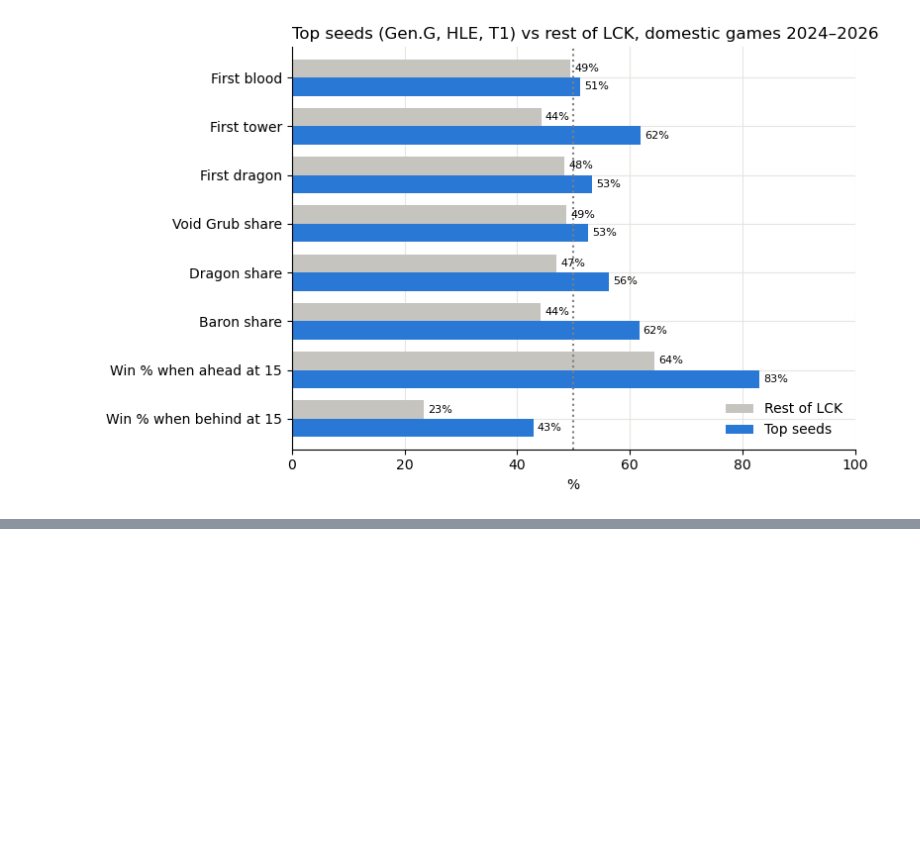
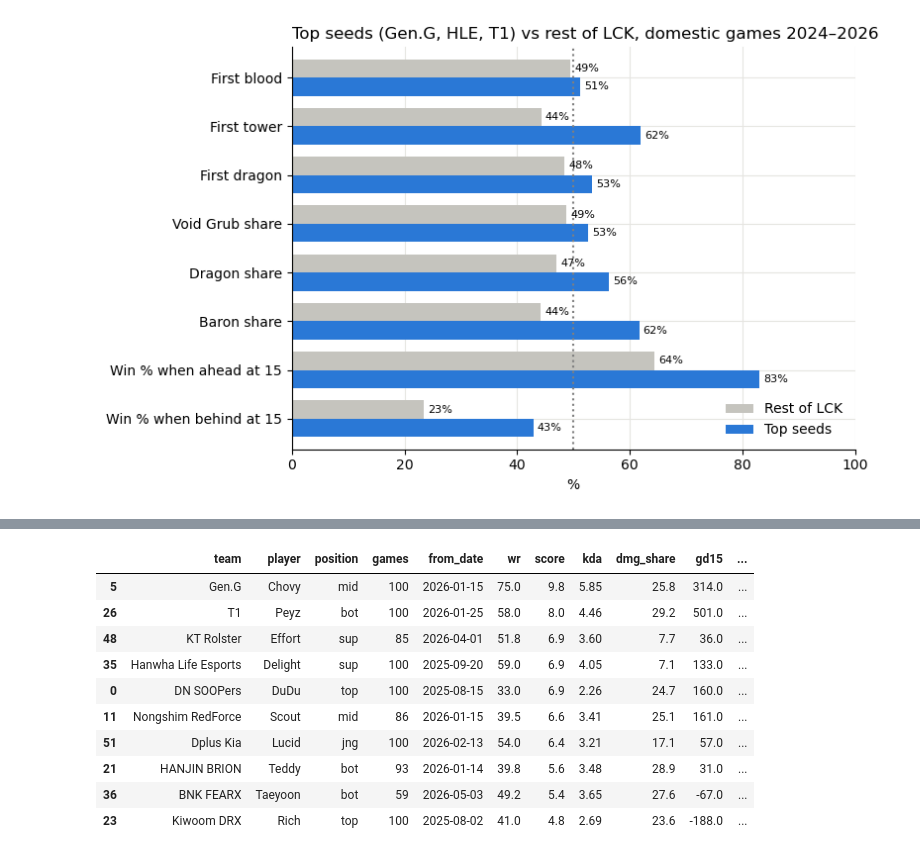
Before and after one commit to benvn2109/league_of_legend, a Jupyter notebook: OE Public Match Data/lck_analysis_2024_2026.ipynb, the cells around one changed output, grey strips where cells are left out. Saved outputs shown, nothing was run; the diff lists cells and outputs as text; code cells hidden in the pictures; blank space fills up the shorter version.

```diff
--- a/OE Public Match Data/Untitled.ipynb
+++ b/OE Public Match Data/lck_analysis_2024_2026.ipynb
@@ -951,0 +994,57 @@ plt.show()
+# %%
+last100_team = con.sql("""
+    WITH games AS (
+        SELECT *,
+               arg_max(teamname, date) OVER (PARTITION BY playerid) AS current_team,
+               MAX(year)               OVER (PARTITION BY playerid) AS last_season
+        FROM lck
+        WHERE position <> 'team' AND event_type = 'domestic'
+    ),
+    ranked AS (
+        SELECT *, ROW_NUMBER() OVER (PARTITION BY playerid ORDER BY date DESC) AS game_no
+        FROM games
+        WHERE teamname = current_team AND last_season = 2026
+    )
+    SELECT playerid,
+           arg_max(playername, date)                                  AS player,
+           current_team                                               AS team,
+           arg_max(position, date)                                    AS position,
+           COUNT(*)                                                   AS games,
+           MIN(date)::DATE                                            AS from_date,
+           ROUND(AVG(result) * 100, 1)                                AS wr,
+           ROUND((SUM(kills) + SUM(assists)) / GREATEST(SUM(deaths), 1), 2) AS kda,
+           ROUND((SUM(kills) + SUM(assists)) / SUM(teamkills) * 100, 1)     AS kp,
+           ROUND(AVG(dpm))                                            AS dpm,
+           ROUND(AVG(damageshare) * 100, 1)                           AS dmg_share,
+           ROUND(AVG(golddiffat15))                                   AS gd15,
+           ROUND(AVG(csdiffat15), 1)                                  AS csd15,
+           ROUND(AVG(xpdiffat15))                                     AS xpd15,
+           ROUND(AVG(vspm), 2)                                        AS vspm,
+           ROUND(AVG(wcpm), 2)                                        AS wcpm,
+           ROUND(AVG(firstbloodkill + firstbloodassist) * 100, 1)     AS fb_part
+    FROM ranked
+    WHERE game_no <= 100
+    GROUP BY playerid, current_team
+    HAVING COUNT(*) >= 30
+""").df()
+
+for pos, stats in RATING.items():
+    rows = last100_team["position"] == pos
+    z = (last100_team.loc[rows, stats] - last100_team.loc[rows, stats].mean()) / last100_team.loc[rows, stats].std()
+    last100_team.loc[rows, "rating"] = z.mean(axis=1)
+last100_team["score"] = (5 + 2.5 * last100_team["rating"]).clip(1, 10).round(1)
+
+best_per_team = last100_team.sort_values("score", ascending=False).groupby("team").head(1)
+best_per_team[["team", "player", "position", "games", "from_date", "wr", "score", "kda", "dmg_share", "gd15", "csd15", "vspm"]]
+# %% [output]
+|  | team | player | position | games | from_date | wr | score | kda | dmg_share | gd15 | ... |
+| 5 | Gen.G | Chovy | mid | 100 | 2026-01-15 | 75.0 | 9.8 | 5.85 | 25.8 | 314.0 | ... |
+| 26 | T1 | Peyz | bot | 100 | 2026-01-25 | 58.0 | 8.0 | 4.46 | 29.2 | 501.0 | ... |
+| 48 | KT Rolster | Effort | sup | 85 | 2026-04-01 | 51.8 | 6.9 | 3.60 | 7.7 | 36.0 | ... |
+| 35 | Hanwha Life Esports | Delight | sup | 100 | 2025-09-20 | 59.0 | 6.9 | 4.05 | 7.1 | 133.0 | ... |
+| 0 | DN SOOPers | DuDu | top | 100 | 2025-08-15 | 33.0 | 6.9 | 2.26 | 24.7 | 160.0 | ... |
+| 11 | Nongshim RedForce | Scout | mid | 86 | 2026-01-15 | 39.5 | 6.6 | 3.41 | 25.1 | 161.0 | ... |
+| 51 | Dplus Kia | Lucid | jng | 100 | 2026-02-13 | 54.0 | 6.4 | 3.21 | 17.1 | 57.0 | ... |
+| 21 | HANJIN BRION | Teddy | bot | 93 | 2026-01-14 | 39.8 | 5.6 | 3.48 | 28.9 | 31.0 | ... |
+| 36 | BNK FEARX | Taeyoon | bot | 59 | 2026-05-03 | 49.2 | 5.4 | 3.65 | 27.6 | -67.0 | ... |
+| 23 | Kiwoom DRX | Rich | top | 100 | 2025-08-02 | 41.0 | 4.8 | 2.69 | 23.6 | -188.0 | ... |
```
Also changed, not shown: parts of 27 cells of this notebook.
